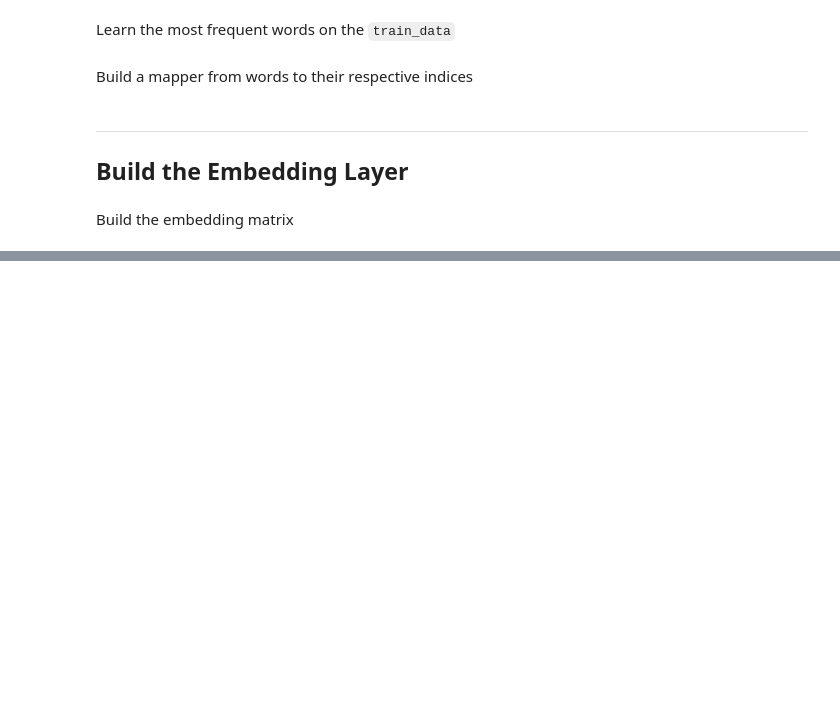
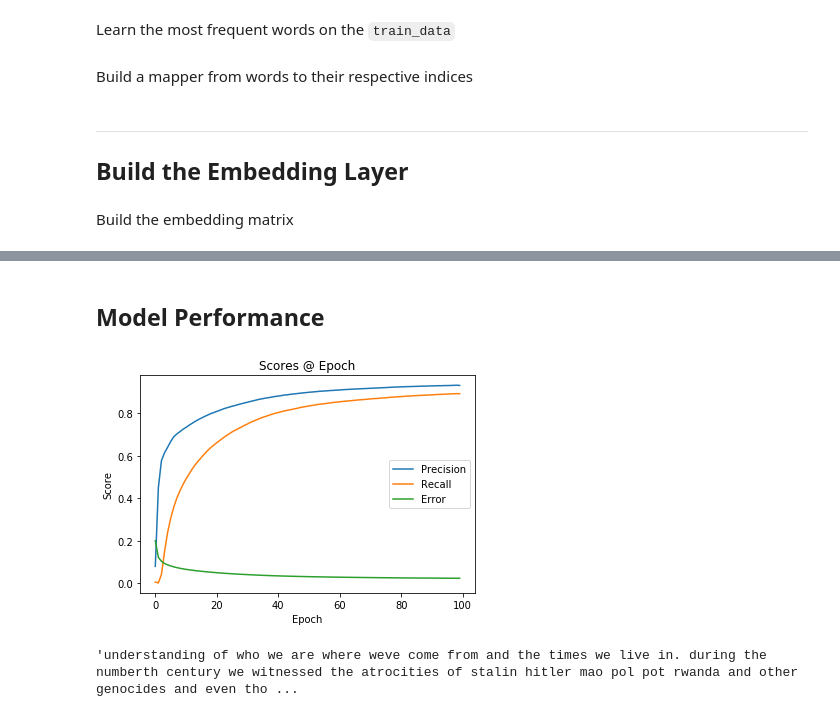
Before and after one commit to Guilherme26/dissertation, a Jupyter notebook: segmenter/segmentatin-model.ipynb, the cells around one changed output, grey strips where cells are left out. Drawn from its saved outputs; the diff is of its cells as text; code cells hidden in the pictures; blank space fills up the shorter version.

```diff
--- a/segmenter/segmentatin-model.ipynb
+++ b/segmenter/segmentatin-model.ipynb
@@ -94,3 +99,12 @@ test_data = entire_corpora[valid_upper_idx:]
+# %%
+corpus_size = len(entire_corpora)
+train_upper_idx = int(corpus_size * (1 - TEST_PCT))
+
+X_train = entire_corpora[:train_upper_idx]
+Y_train = np.array([get_sentence_labels(text) for text in X_train])
+
+X_test = entire_corpora[train_upper_idx:]
+Y_test = np.array([get_sentence_labels(text) for text in X_test])
 # %% [markdown]
 ---
 ## Text Vectorization
@@ -148,18 +162,33 @@ model.add(
         EMBEDDING_DIM,
         embeddings_initializer=keras.initializers.Constant(embedding_matrix),
         trainable=False,
+        input_shape=(200,)
     )
 )
 
 model.add(
     Bidirectional(
         LSTM(
-            units=20
+            units=15,
+            return_sequences=True
         )
     )
 )
 
-model.compile()
+model.add(
+    TimeDistributed(
+        Dense(1, activation='sigmoid')
+    )
+)
+
+model.compile(
+    optimizer=Adam(learning_rate=1e-3),
+    loss=BinaryCrossentropy(),
+    metrics=[
+        Precision(),
+        Recall()
+    ]
+)
 # %%
 model.summary()
 # %% [output]
@@ -178,2 +210,5 @@ Trainable params: 19,360
 Non-trainable params: 2,000,200
 _________________________________________________________________
+# %%
+X_train = vectorizer(X_train)
+model.fit(X_train, Y_train, batch_size=256, epochs=100, validation_split=0.1)
@@ -179,0 +234,18 @@ _________________________________________________________________
+# %% [markdown]
+## Model Performance
+# %%
+plt.plot(range(100), model.history.history["precision"], label="Precision")
+plt.plot(range(100), model.history.history["recall"], label="Recall")
+plt.plot(range(100), model.history.history["loss"], label="Error")
+
+plt.legend()
+plt.title("Scores @ Epoch")
+plt.xlabel("Epoch")
+plt.ylabel("Score")
+plt.show()
+# %% [output]
+[figure, added]
+# %%
+X_test[0]
+# %% [output]
+'understanding of who we are where weve come from and the times we live in. during the numberth century we witnessed the atrocities of stalin hitler mao pol pot rwanda and other genocides and even tho ...
```
Also changed, not shown: parts of 12 cells of this notebook, 1 other file.
